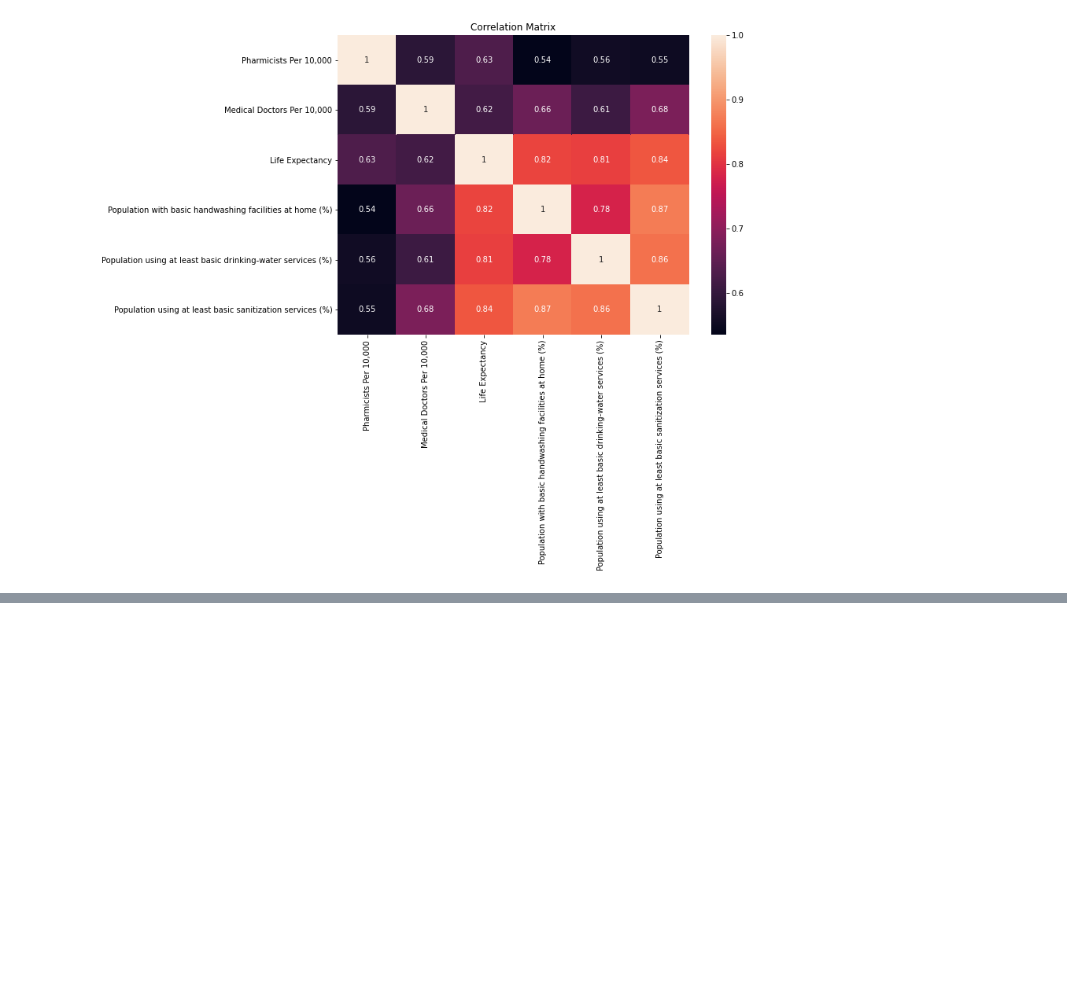
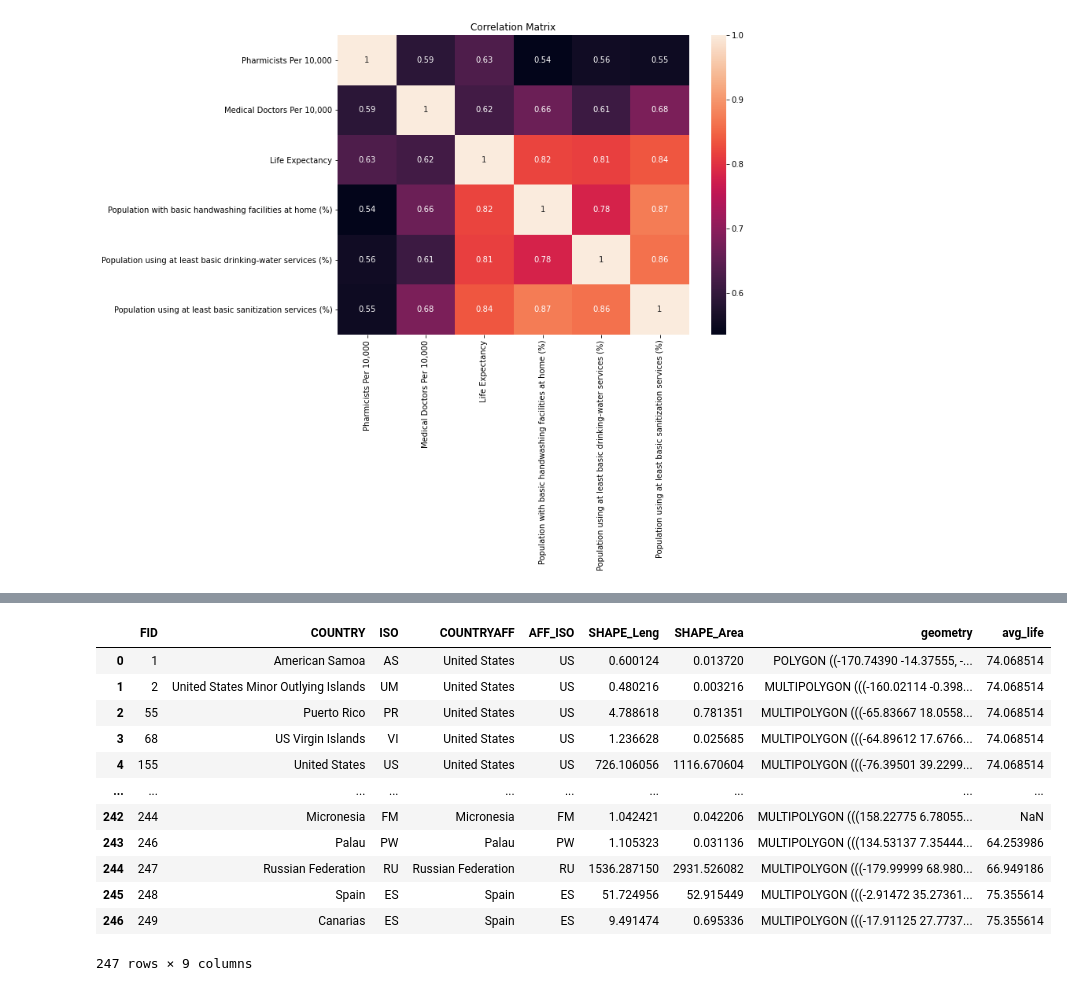
Before and after one commit to scaldwell545/life-expectancy-project, a Jupyter notebook: main.ipynb, the cells around one changed output, grey strips where cells are left out. Cells and saved outputs as stored; diff of their text form; code cells hidden in the pictures; blank space fills up the shorter version.

```diff
--- a/main.ipynb
+++ b/main.ipynb
@@ -168,6 +170,7 @@ for index, row in final_merge_df.iterrows():
     try:
         # print(country)
         c_to_a = country_name_to_country_alpha2(country)
+        final_merge_df.loc[index, 'AFF_ISO']= c_to_a
         # print(c_to_a)
         c_to_c = country_alpha2_to_continent_code(c_to_a)
         final_merge_df.loc[index, 'Continent']= c_to_c
@@ -477,0 +510,18 @@ plt.show()
+# %%
+## Now merge on AFF ISO to get avg life expectancy into a dataframe
+map_merge_df = pd.merge(map_df, iso_df, on ="AFF_ISO")
+map_merge_df
+# %% [output]
+|  | FID | COUNTRY | ISO | COUNTRYAFF | AFF_ISO | SHAPE_Leng | SHAPE_Area | geometry | avg_life |
+| 0 | 1 | American Samoa | AS | United States | US | 0.600124 | 0.013720 | POLYGON ((-170.74390 -14.37555, -... | 74.068514 |
+| 1 | 2 | United States Minor Outlying Islands | UM | United States | US | 0.480216 | 0.003216 | MULTIPOLYGON (((-160.02114 -0.398... | 74.068514 |
+| 2 | 55 | Puerto Rico | PR | United States | US | 4.788618 | 0.781351 | MULTIPOLYGON (((-65.83667 18.0558... | 74.068514 |
+| 3 | 68 | US Virgin Islands | VI | United States | US | 1.236628 | 0.025685 | MULTIPOLYGON (((-64.89612 17.6766... | 74.068514 |
+| 4 | 155 | United States | US | United States | US | 726.106056 | 1116.670604 | MULTIPOLYGON (((-76.39501 39.2299... | 74.068514 |
+| ... | ... | ... | ... | ... | ... | ... | ... | ... | ... |
+| 242 | 244 | Micronesia | FM | Micronesia | FM | 1.042421 | 0.042206 | MULTIPOLYGON (((158.22775 6.78055... | NaN |
+| 243 | 246 | Palau | PW | Palau | PW | 1.105323 | 0.031136 | MULTIPOLYGON (((134.53137 7.35444... | 64.253986 |
+| 244 | 247 | Russian Federation | RU | Russian Federation | RU | 1536.287150 | 2931.526082 | MULTIPOLYGON (((-179.99999 68.980... | 66.949186 |
+| 245 | 248 | Spain | ES | Spain | ES | 51.724956 | 52.915449 | MULTIPOLYGON (((-2.91472 35.27361... | 75.355614 |
+| 246 | 249 | Canarias | ES | Spain | ES | 9.491474 | 0.695336 | MULTIPOLYGON (((-17.91125 27.7737... | 75.355614 |
+247 rows × 9 columns
```
Also changed, not shown: parts of 12 cells of this notebook, 14 other files.
